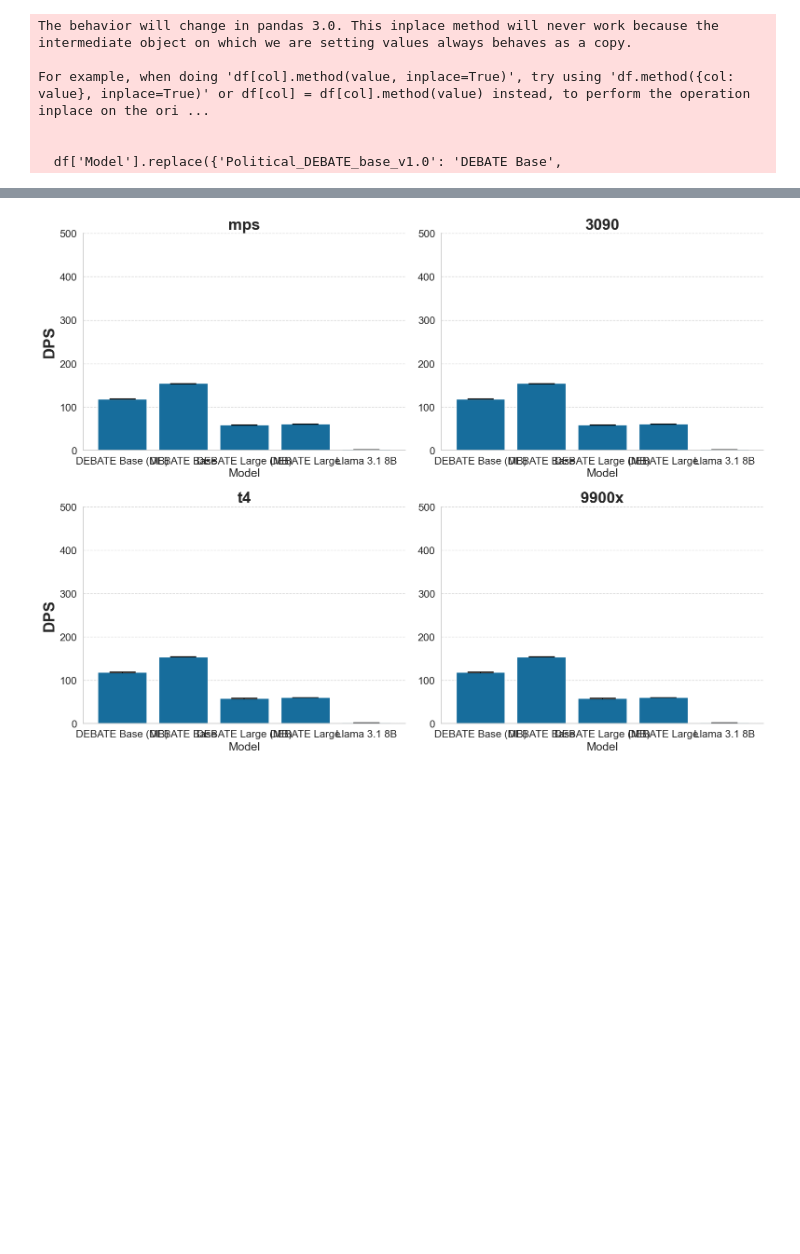
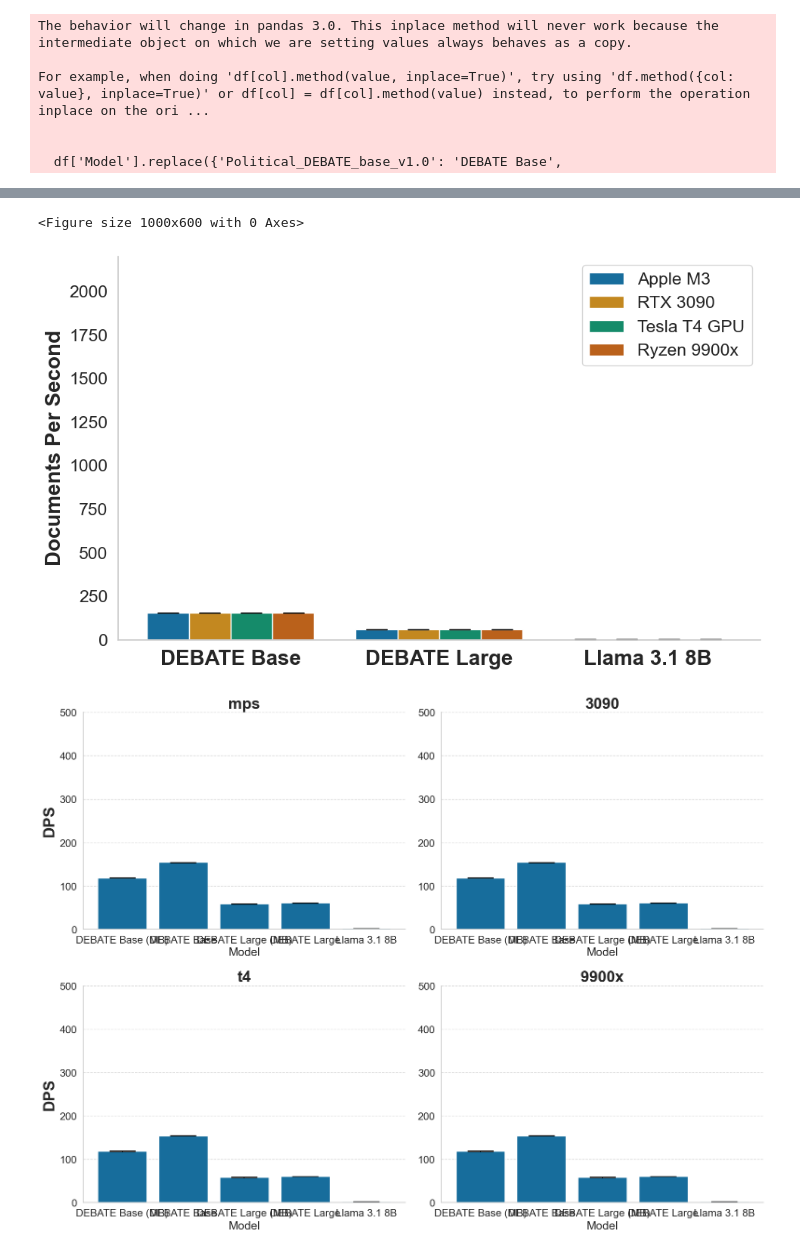
Before and after one commit to MLBurnham/pol_DEBATE, a Jupyter notebook: analysis/plots.ipynb, the cells around one changed output, grey strips where cells are left out. Drawn from its saved outputs; the diff is of its cells as text; code cells hidden in the pictures; blank space fills up the shorter version.

```diff
--- a/analysis/plots.ipynb
+++ b/analysis/plots.ipynb
@@ -449,3 +417,5 @@ For example, when doing 'df[col].method(value, inplace=True)', try using 'df.met
 
 
   df['Model'].replace({'Political_DEBATE_base_v1.0': 'DEBATE Base',
+# %%
+df.replace({'mps': 'Apple M3', 't4':'Tesla T4 GPU', '3090':'RTX 3090', '9900x':'Ryzen 9900x'}, inplace = True)
@@ -452,3 +438,57 @@ For example, when doing 'df[col].method(value, inplace=True)', try using 'df.met
+# %%
+sns.set_palette("colorblind")
+
+models = ['DEBATE Base', 'DEBATE Large', 'Llama 3.1 8B']
+data = df[df['Model'].isin(models)]
+
+# Create a grouped bar plot
+plt.figure(figsize=(10, 6))
+
+# Plot the bars
+plt.figure(figsize=(10, 6))
+
+# Plot the bars
+barplot = sns.barplot(x='Model', y='DPS', hue='Hardware', data=data)
+
+# Add error bars
+num_models = len(data['Model'].unique())  # Number of unique models
+num_hardware = len(data['Hardware'].unique())  # Number of unique hardware types
+bar_width = 0.8 / num_hardware  # Dynamically adjust bar width
+
+for i, hardware in enumerate(data['Hardware'].unique()):
+    subset = data[data['Hardware'] == hardware]
+    # Calculate x positions for error bars
+    x_positions = np.arange(num_models) + i * bar_width - (bar_width * (num_hardware - 1) / 2)
+    plt.errorbar(
+        x=x_positions,
+        y=subset['DPS'],
+        yerr=subset['DPS_SE'],
+        fmt='none',
+        color='black',
+        capsize=10
+    )
+
+# Remove the X-axis label
+plt.xlabel('')
+
+# Make X-axis tick labels bold
+plt.xticks(fontweight='bold', fontsize = 20)
+
+# Make Y-axis label bold
+plt.ylabel('Documents Per Second', fontweight='bold', fontsize = 20)
+plt.ylim(0,2200)
+# Remove the legend title
+plt.legend(title='')
+
+sns.despine()  # Remove top and right spines
+plt.grid(False)
+
+# Show the plot
+plt.tight_layout()
+plt.show()
+# %% [output]
+<Figure size 1000x600 with 0 Axes>
+[figure, added]
 # %%
 hardware = list(df['Hardware'].unique())
 metric = 'DPS'
```
Also changed, not shown: parts of 4 cells of this notebook, 1 other file.
